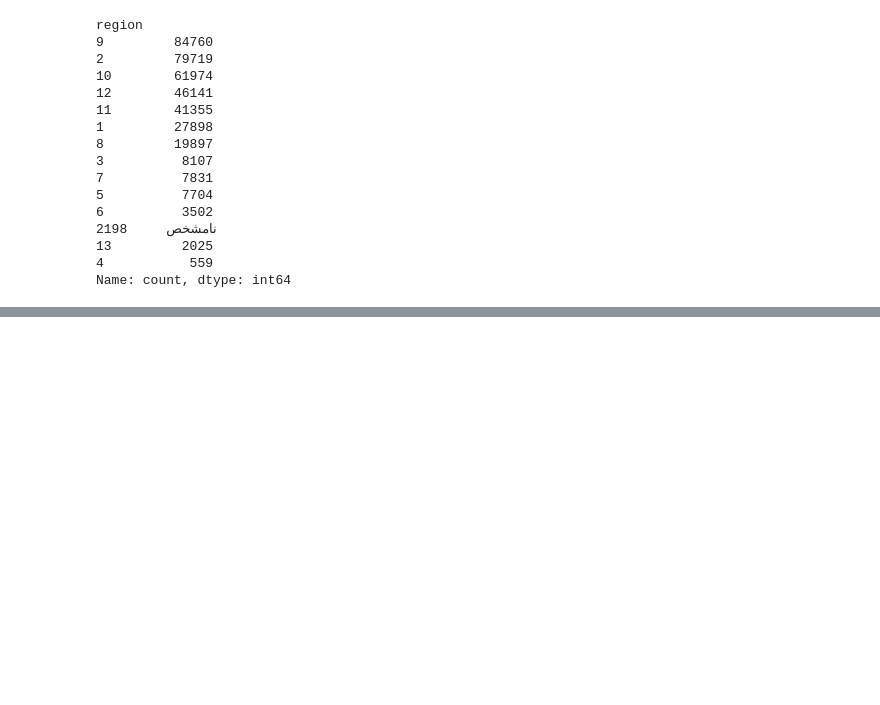
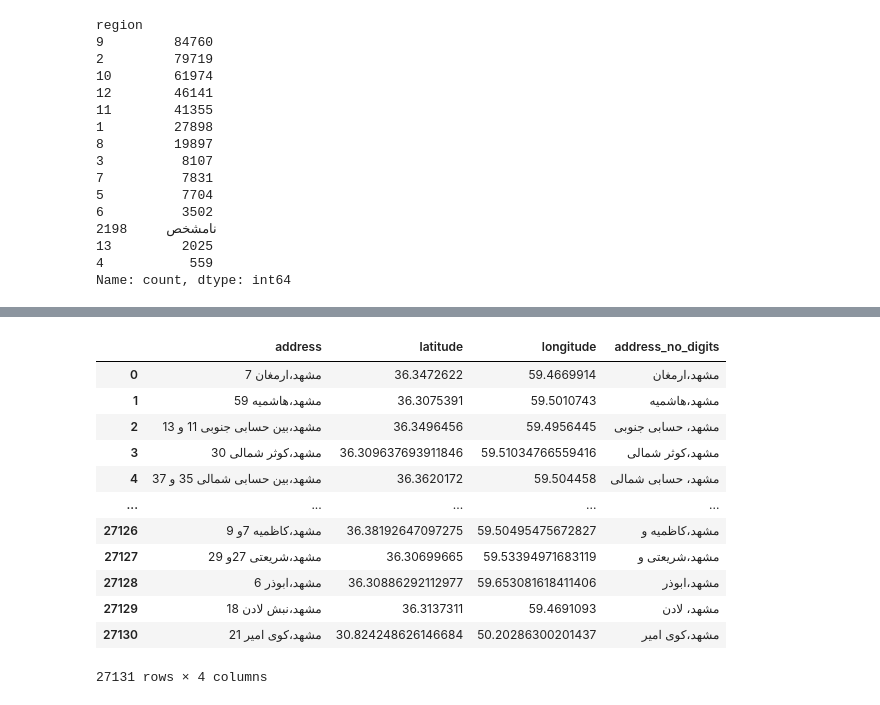
Before and after one commit to mostafamhmdi/bachelor-final-project, a Jupyter notebook: Codes/clean.ipynb, the cells around one changed output, grey strips where cells are left out. Saved outputs shown, nothing was run; the diff lists cells and outputs as text; code cells hidden in the pictures; blank space fills up the shorter version.

```diff
--- a/Codes/clean.ipynb
+++ b/Codes/clean.ipynb
@@ -256,0 +399,3 @@ Name: count, dtype: int64
+# %%
+dh['address_no_digits'] = dh['address'].str.replace(r'\d+|/|\bو\b|\bبین\b|\bنبش\b|\bو\b', '', regex=True).str.strip()
+ds['address_no_digits'] = ds['address'].str.replace(r'\d+|/|\bو\b|\bبین\b|\bنبش\b|\bو\b', '', regex=True).str.strip()
@@ -256,0 +408,16 @@ Name: count, dtype: int64
+# %%
+dh
+# %% [output]
+|  | address | latitude | longitude | address_no_digits |
+| 0 | مشهد،ارمغان 7 | 36.3472622 | 59.4669914 | مشهد،ارمغان |
+| 1 | مشهد،هاشمیه 59 | 36.3075391 | 59.5010743 | مشهد،هاشمیه |
+| 2 | مشهد،بین حسابی جنوبی 11 و 13 | 36.3496456 | 59.4956445 | مشهد، حسابی جنوبی |
+| 3 | مشهد،کوثر شمالی 30 | 36.309637693911846 | 59.51034766559416 | مشهد،کوثر شمالی |
+| 4 | مشهد،بین حسابی شمالی 35 و 37 | 36.3620172 | 59.504458 | مشهد، حسابی شمالی |
+| ... | ... | ... | ... | ... |
+| 27126 | مشهد،کاظمیه 7و 9 | 36.38192647097275 | 59.50495475672827 | مشهد،کاظمیه و |
+| 27127 | مشهد،شریعتی 27و 29 | 36.30699665 | 59.53394971683119 | مشهد،شریعتی و |
+| 27128 | مشهد،ابوذر 6 | 36.30886292112977 | 59.653081618411406 | مشهد،ابوذر |
+| 27129 | مشهد،نبش لادن 18 | 36.3137311 | 59.4691093 | مشهد، لادن |
+| 27130 | مشهد،کوی امیر 21 | 30.824248626146684 | 50.20286300201437 | مشهد،کوی امیر |
+27131 rows × 4 columns
```
Also changed, not shown: parts of 49 cells of this notebook, 1 other file.
